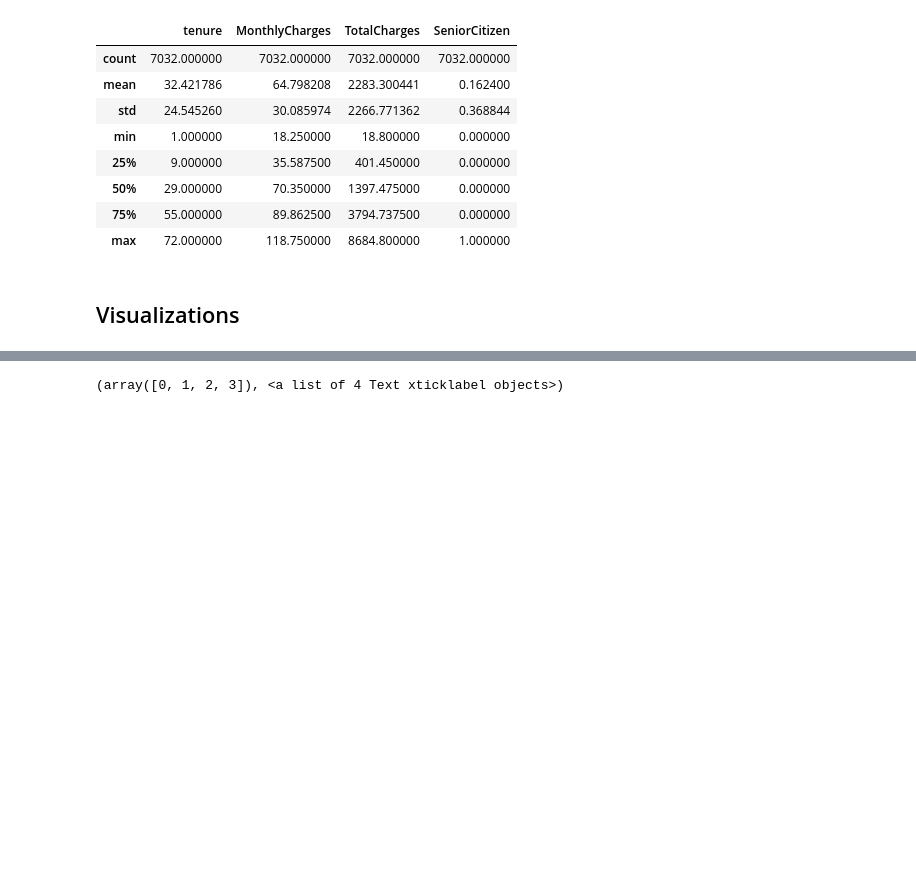
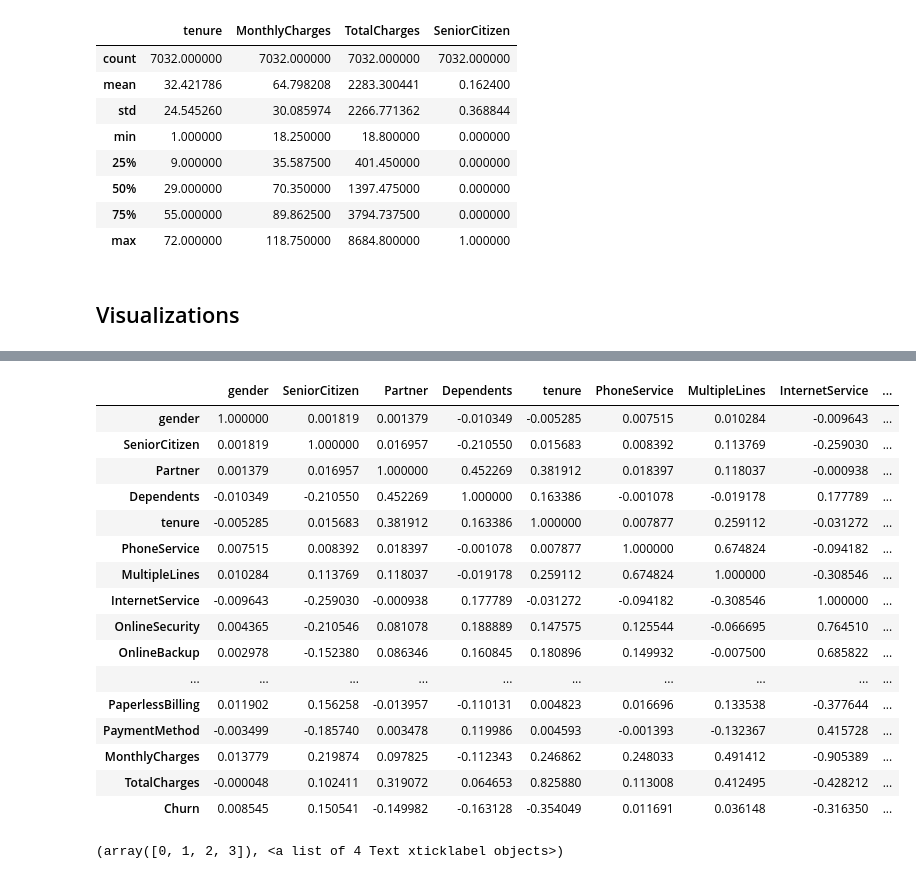
Before and after one commit to hunterlum/Telco-Churn, a Jupyter notebook: Churn problem.ipynb, the cells around one changed output, grey strips where cells are left out. Drawn from its saved outputs; the diff is of its cells as text; code cells hidden in the pictures; blank space fills up the shorter version.

```diff
--- a/Churn problem.ipynb
+++ b/Churn problem.ipynb
@@ -103,3 +103,23 @@ sns.heatmap(features.corr())
+# %%
+features.corr()
+# %% [output]
+|  | gender | SeniorCitizen | Partner | Dependents | tenure | PhoneService | MultipleLines | InternetService | ... |
+| gender | 1.000000 | 0.001819 | 0.001379 | -0.010349 | -0.005285 | 0.007515 | 0.010284 | -0.009643 | ... |
+| SeniorCitizen | 0.001819 | 1.000000 | 0.016957 | -0.210550 | 0.015683 | 0.008392 | 0.113769 | -0.259030 | ... |
+| Partner | 0.001379 | 0.016957 | 1.000000 | 0.452269 | 0.381912 | 0.018397 | 0.118037 | -0.000938 | ... |
+| Dependents | -0.010349 | -0.210550 | 0.452269 | 1.000000 | 0.163386 | -0.001078 | -0.019178 | 0.177789 | ... |
+| tenure | -0.005285 | 0.015683 | 0.381912 | 0.163386 | 1.000000 | 0.007877 | 0.259112 | -0.031272 | ... |
+| PhoneService | 0.007515 | 0.008392 | 0.018397 | -0.001078 | 0.007877 | 1.000000 | 0.674824 | -0.094182 | ... |
+| MultipleLines | 0.010284 | 0.113769 | 0.118037 | -0.019178 | 0.259112 | 0.674824 | 1.000000 | -0.308546 | ... |
+| InternetService | -0.009643 | -0.259030 | -0.000938 | 0.177789 | -0.031272 | -0.094182 | -0.308546 | 1.000000 | ... |
+| OnlineSecurity | 0.004365 | -0.210546 | 0.081078 | 0.188889 | 0.147575 | 0.125544 | -0.066695 | 0.764510 | ... |
+| OnlineBackup | 0.002978 | -0.152380 | 0.086346 | 0.160845 | 0.180896 | 0.149932 | -0.007500 | 0.685822 | ... |
+| ... | ... | ... | ... | ... | ... | ... | ... | ... | ... |
+| PaperlessBilling | 0.011902 | 0.156258 | -0.013957 | -0.110131 | 0.004823 | 0.016696 | 0.133538 | -0.377644 | ... |
+| PaymentMethod | -0.003499 | -0.185740 | 0.003478 | 0.119986 | 0.004593 | -0.001393 | -0.132367 | 0.415728 | ... |
+| MonthlyCharges | 0.013779 | 0.219874 | 0.097825 | -0.112343 | 0.246862 | 0.248033 | 0.491412 | -0.905389 | ... |
+| TotalCharges | -0.000048 | 0.102411 | 0.319072 | 0.064653 | 0.825880 | 0.113008 | 0.412495 | -0.428212 | ... |
+| Churn | 0.008545 | 0.150541 | -0.149982 | -0.163128 | -0.354049 | 0.011691 | 0.036148 | -0.316350 | ... |
 # %%
 
 sns.countplot(x='PaymentMethod',hue='Churn',data=data)
```
Also changed, not shown: parts of 8 cells of this notebook, 2 other files.
